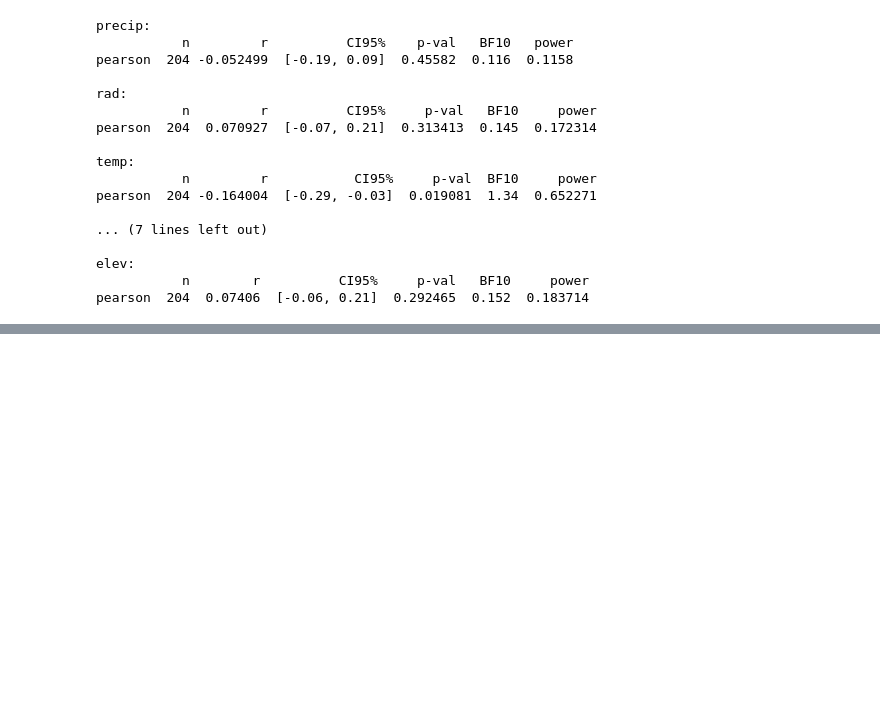
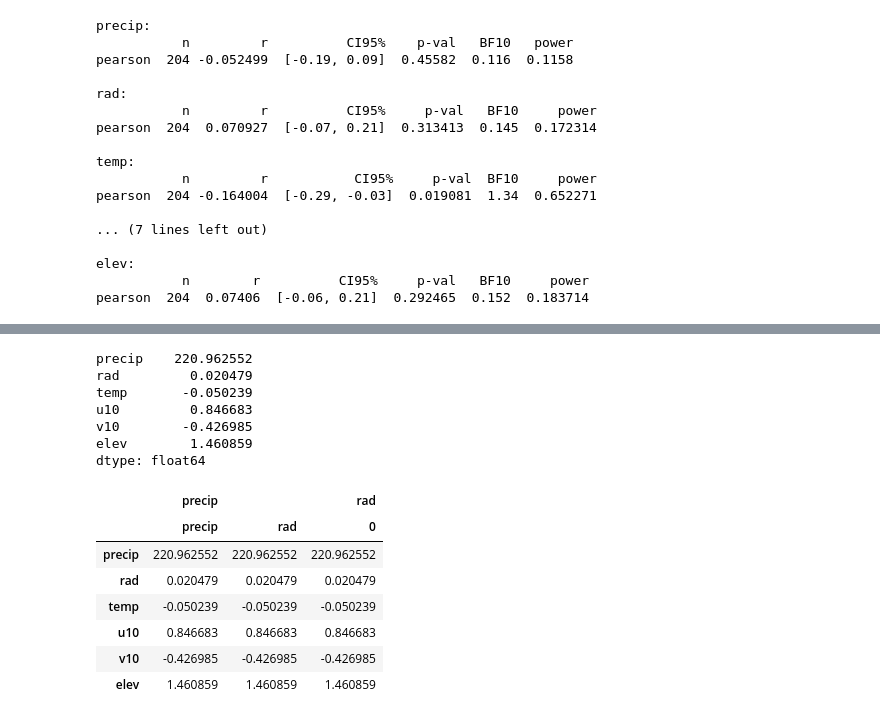
Before and after one commit to joeyh0/DRP_Spr2025, a Jupyter notebook: Scripts/Week4.ipynb, the cells around one changed output, grey strips where cells are left out. Drawn from its saved outputs; the diff is of its cells as text; code cells hidden in the pictures; blank space fills up the shorter version.

```diff
--- a/Scripts/Week4.ipynb
+++ b/Scripts/Week4.ipynb
@@ -385,6 +385,30 @@ u10            0.8467      0.402      2.104      0.035       0.058       1.635
 v10           -0.4270      0.388     -1.102      0.271      -1.187       0.333
 elev           1.4609      0.835      1.749      0.080      -0.176       3.098
 ==============================================================================
+# %%
+coefficients = logistic_model.params
+print(coefficients)
+df_2 = pd.concat([coefficients, coefficients], axis=1, keys=['precip', 'rad', 'temp', 'u10', 'v10', 'elev'])
+df_3 = pd.concat([df_2, coefficients], axis=1, keys=['precip', 'rad', 'temp', 'u10', 'v10', 'elev'])
+df_3
+# print(coefficients['precip'])
+# print(coefficients['rad'])
+# %% [output]
+precip    220.962552
+rad         0.020479
+temp       -0.050239
+u10         0.846683
+v10        -0.426985
+elev        1.460859
+dtype: float64
+|  | precip |  | rad |
+|  | precip | rad | 0 |
+| precip | 220.962552 | 220.962552 | 220.962552 |
+| rad | 0.020479 | 0.020479 | 0.020479 |
+| temp | -0.050239 | -0.050239 | -0.050239 |
+| u10 | 0.846683 | 0.846683 | 0.846683 |
+| v10 | -0.426985 | -0.426985 | -0.426985 |
+| elev | 1.460859 | 1.460859 | 1.460859 |
 # %%
 poisson_model = smf.glm(formula='avalanche_count ~ precip + rad + temp + u10 + v10 + elev', data=df, family=sm.families.Poisson()).fit()
 print("\nPoisson GLM Results:")
```
Also changed, not shown: parts of 3 cells of this notebook, 4 other files.
